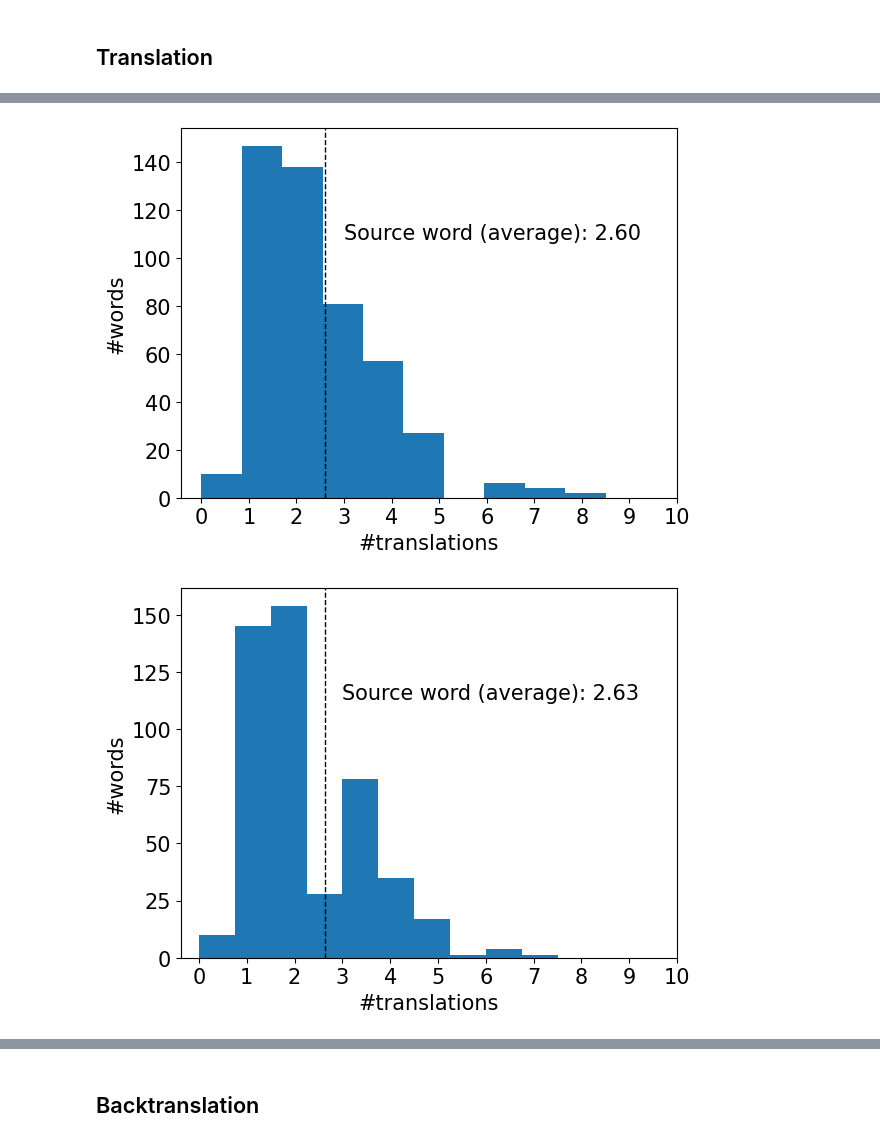
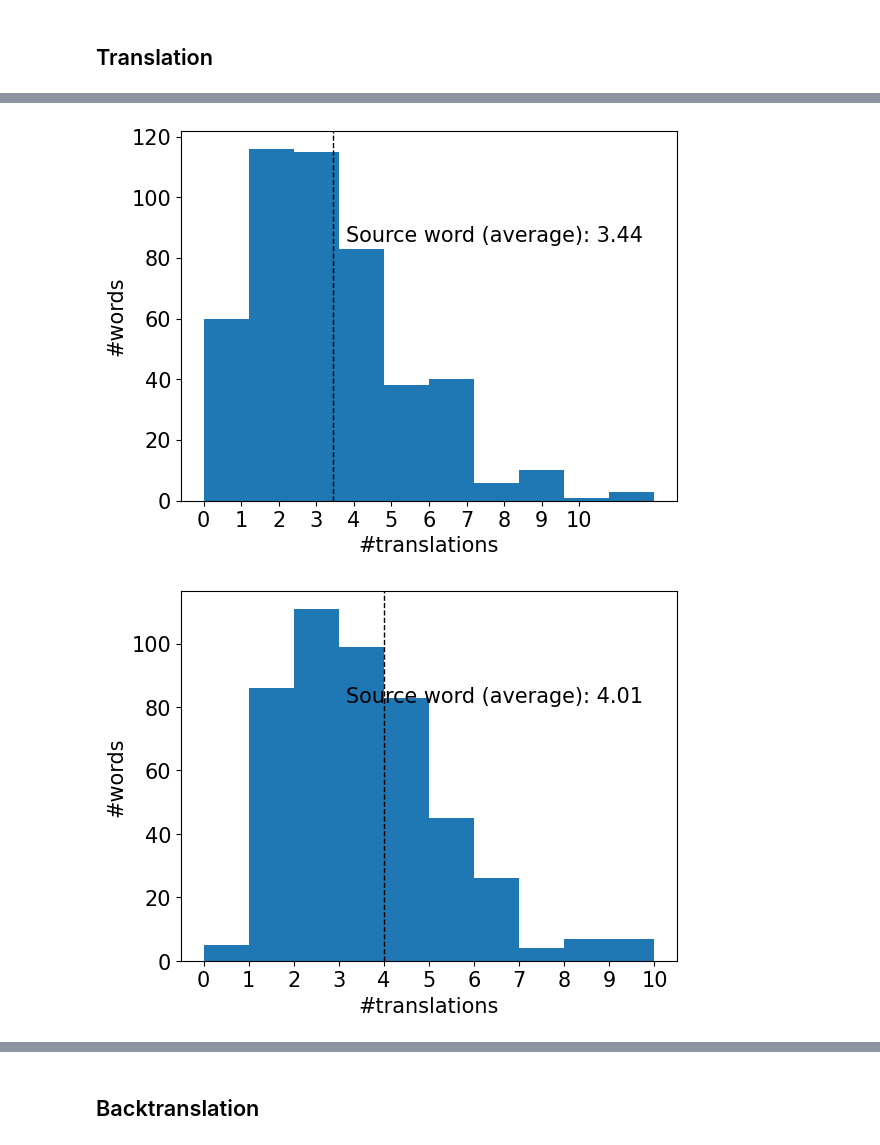
Before and after one commit to violinazh/Master-Thesis_Biases_NMT, a Jupyter notebook: Notebooks/Plots.ipynb, the cells around one changed output, grey strips where cells are left out. Drawn from its saved outputs; the diff is of its cells as text; code cells hidden in the pictures.

```diff
--- a/Notebooks/Plots.ipynb
+++ b/Notebooks/Plots.ipynb
@@ -413,13 +414,13 @@ def plot_word_translations(occurrences, filename, source_word_value):
     plt.show()
 # %%
 occurrences_original = count_word_translations('tok.en_original.en', 'hyp_original.txt', 'original_source-target_en-de_awesome-aligned.txt')
-plot_word_translations(occurrences_original, "word_translations_original.png", 2.60)
+plot_word_translations(occurrences_original, "word_translations_original.png", 3.44)
 
 occurrences_male = count_word_translations('tok.en_disambiguated_male.en', 'hyp_disambiguated_male.txt', 'disambiguated_male_source-target_en-de_awesome-aligned.txt')
-plot_word_translations(occurrences_male, "word_translations_male.png", 2.63)
+plot_word_translations(occurrences_male, "word_translations_male.png", 4.01)
 
 occurrences_female = count_word_translations('tok.en_disambiguated_female.en', 'hyp_disambiguated_female.txt', 'disambiguated_female_source-target_en-de_awesome-aligned.txt')
-plot_word_translations(occurrences_female, "word_translations_female.png", 2.55)
+plot_word_translations(occurrences_female, "word_translations_female.png", 4.06)
 # %% [output]
-[figure, old version]
+[figure, new version]
-[figure, old version]
+[figure, new version]
```
Also changed, not shown: parts of 16 cells of this notebook, 7 other files.
